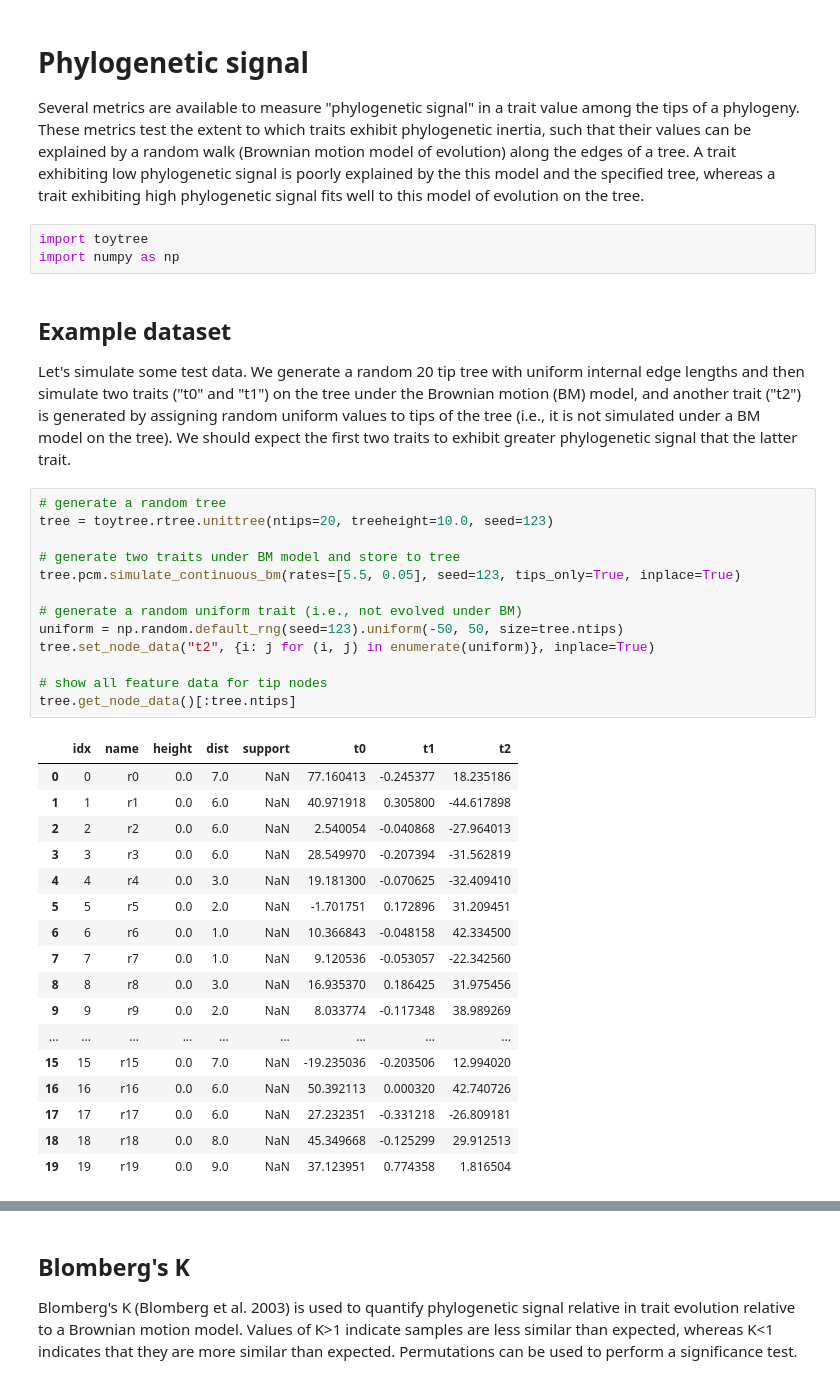
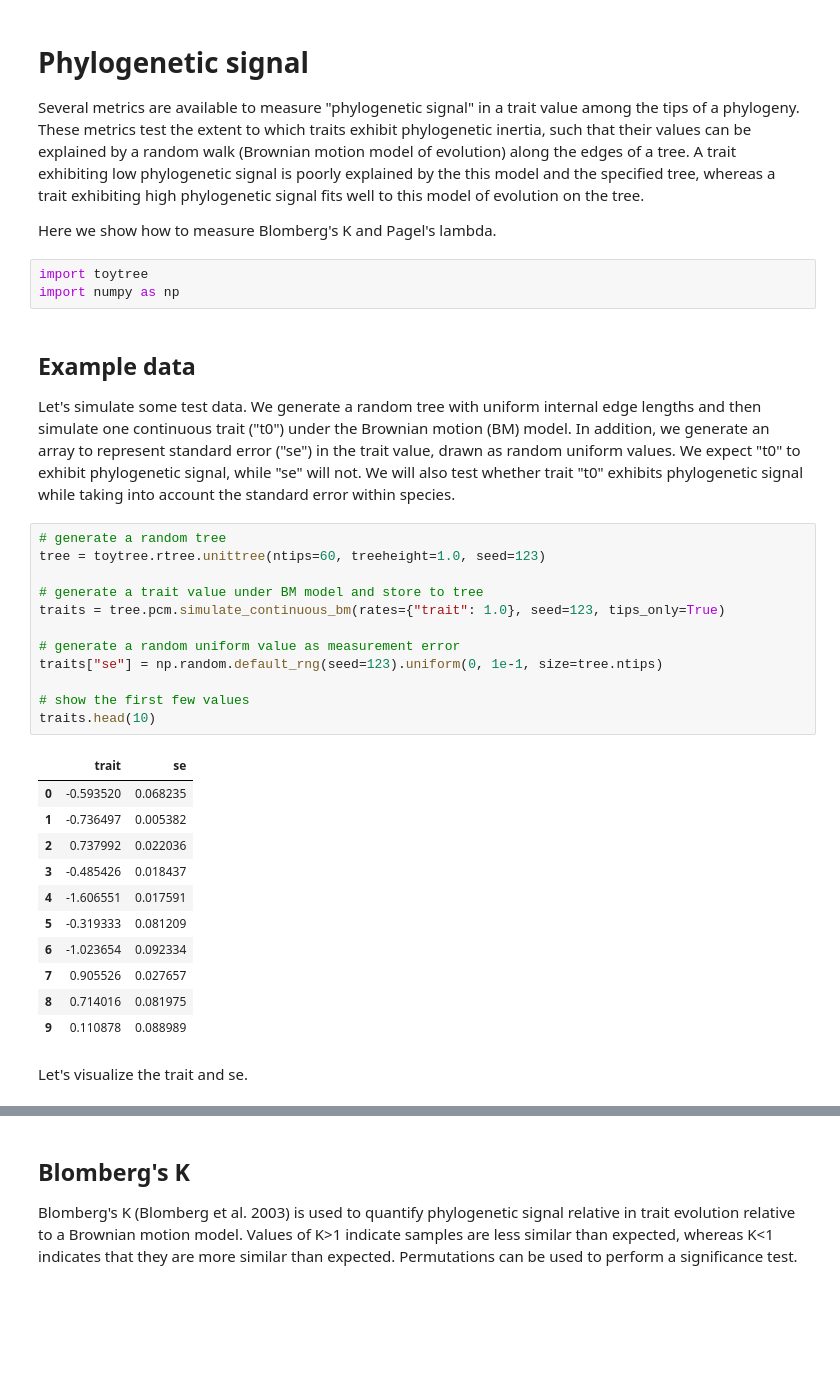
Before and after one commit to eaton-lab/toytree, a Jupyter notebook: docs/phylogenetic_signal.ipynb, the cells around one changed output, grey strips where cells are left out. Cells and saved outputs as stored; diff of their text form; blank space fills up the shorter version.

```diff
--- a/docs/phylogenetic_signal.ipynb
+++ b/docs/phylogenetic_signal.ipynb
@@ -1,42 +1,39 @@
 # %% [markdown]
 # Phylogenetic signal
 Several metrics are available to measure "phylogenetic signal" in a trait value among the tips of a phylogeny. These metrics test the extent to which traits exhibit phylogenetic inertia, such that their values can be explained by a random walk (Brownian motion model of evolution) along the edges of a tree. A trait exhibiting low phylogenetic signal is poorly explained by the this model and the specified tree, whereas a trait exhibiting high phylogenetic signal fits well to this model of evolution on the tree.
+
+Here we show how to measure Blomberg's K and Pagel's lambda.
 # %%
 import toytree
 import numpy as np
 # %% [markdown]
-## Example dataset
-Let's simulate some test data. We generate a random 20 tip tree with uniform internal edge lengths and then simulate two traits ("t0" and "t1") on the tree under the Brownian motion (BM) model, and another trait ("t2") is generated by assigning random uniform values to tips of the tree (i.e., it is not simulated under a BM model on the tree). We should expect the first two traits to exhibit greater phylogenetic signal that the latter trait.
+## Example data
+Let's simulate some test data. We generate a random tree with uniform internal edge lengths and then simulate one continuous trait ("t0") under the Brownian motion (BM) model. In addition, we generate an array to represent standard  error ("se") in the trait value, drawn as random uniform values. We expect "t0" to exhibit phylogenetic signal, while "se" will not. We will also test whether trait "t0" exhibits phylogenetic signal while taking into account the standard error within species.
-# %%
-# generate a random tree
-tree = toytree.rtree.unittree(ntips=20, treeheight=10.0, seed=123)
-
-# generate two traits under BM model and store to tree
-tree.pcm.simulate_continuous_bm(rates=[5.5, 0.05], seed=123, tips_only=True, inplace=True)
-
-# generate a random uniform trait (i.e., not evolved under BM)
-uniform = np.random.default_rng(seed=123).uniform(-50, 50, size=tree.ntips)
-tree.set_node_data("t2", {i: j for (i, j) in enumerate(uniform)}, inplace=True)
-
-# show all feature data for tip nodes
-tree.get_node_data()[:tree.ntips]
-# %% [output]
-|  | idx | name | height | dist | support | t0 | t1 | t2 |
-| 0 | 0 | r0 | 0.0 | 7.0 | NaN | 77.160413 | -0.245377 | 18.235186 |
-| 1 | 1 | r1 | 0.0 | 6.0 | NaN | 40.971918 | 0.305800 | -44.617898 |
-| 2 | 2 | r2 | 0.0 | 6.0 | NaN | 2.540054 | -0.040868 | -27.964013 |
-| 3 | 3 | r3 | 0.0 | 6.0 | NaN | 28.549970 | -0.207394 | -31.562819 |
-| 4 | 4 | r4 | 0.0 | 3.0 | NaN | 19.181300 | -0.070625 | -32.409410 |
-| 5 | 5 | r5 | 0.0 | 2.0 | NaN | -1.701751 | 0.172896 | 31.209451 |
-| 6 | 6 | r6 | 0.0 | 1.0 | NaN | 10.366843 | -0.048158 | 42.334500 |
-| 7 | 7 | r7 | 0.0 | 1.0 | NaN | 9.120536 | -0.053057 | -22.342560 |
-| 8 | 8 | r8 | 0.0 | 3.0 | NaN | 16.935370 | 0.186425 | 31.975456 |
-| 9 | 9 | r9 | 0.0 | 2.0 | NaN | 8.033774 | -0.117348 | 38.989269 |
-| ... | ... | ... | ... | ... | ... | ... | ... | ... |
-| 15 | 15 | r15 | 0.0 | 7.0 | NaN | -19.235036 | -0.203506 | 12.994020 |
-| 16 | 16 | r16 | 0.0 | 6.0 | NaN | 50.392113 | 0.000320 | 42.740726 |
-| 17 | 17 | r17 | 0.0 | 6.0 | NaN | 27.232351 | -0.331218 | -26.809181 |
-| 18 | 18 | r18 | 0.0 | 8.0 | NaN | 45.349668 | -0.125299 | 29.912513 |
-| 19 | 19 | r19 | 0.0 | 9.0 | NaN | 37.123951 | 0.774358 | 1.816504 |
+# %%
+# generate a random tree
+tree = toytree.rtree.unittree(ntips=60, treeheight=1.0, seed=123)
+
+# generate a trait value under BM model and store to tree
+traits = tree.pcm.simulate_continuous_bm(rates={"trait": 1.0}, seed=123, tips_only=True)
+
+# generate a random uniform value as measurement error
+traits["se"] = np.random.default_rng(seed=123).uniform(0, 1e-1, size=tree.ntips)
+
+# show the first few values
+traits.head(10)
+# %% [output]
+|  | trait | se |
+| 0 | -0.593520 | 0.068235 |
+| 1 | -0.736497 | 0.005382 |
+| 2 | 0.737992 | 0.022036 |
+| 3 | -0.485426 | 0.018437 |
+| 4 | -1.606551 | 0.017591 |
+| 5 | -0.319333 | 0.081209 |
+| 6 | -1.023654 | 0.092334 |
+| 7 | 0.905526 | 0.027657 |
+| 8 | 0.714016 | 0.081975 |
+| 9 | 0.110878 | 0.088989 |
+# %% [markdown]
+Let's visualize the trait and se.
 # %%
 # draw tree with extra space reserved to the right
```
Also changed, not shown: parts of 16 cells of this notebook, 7 other files.
